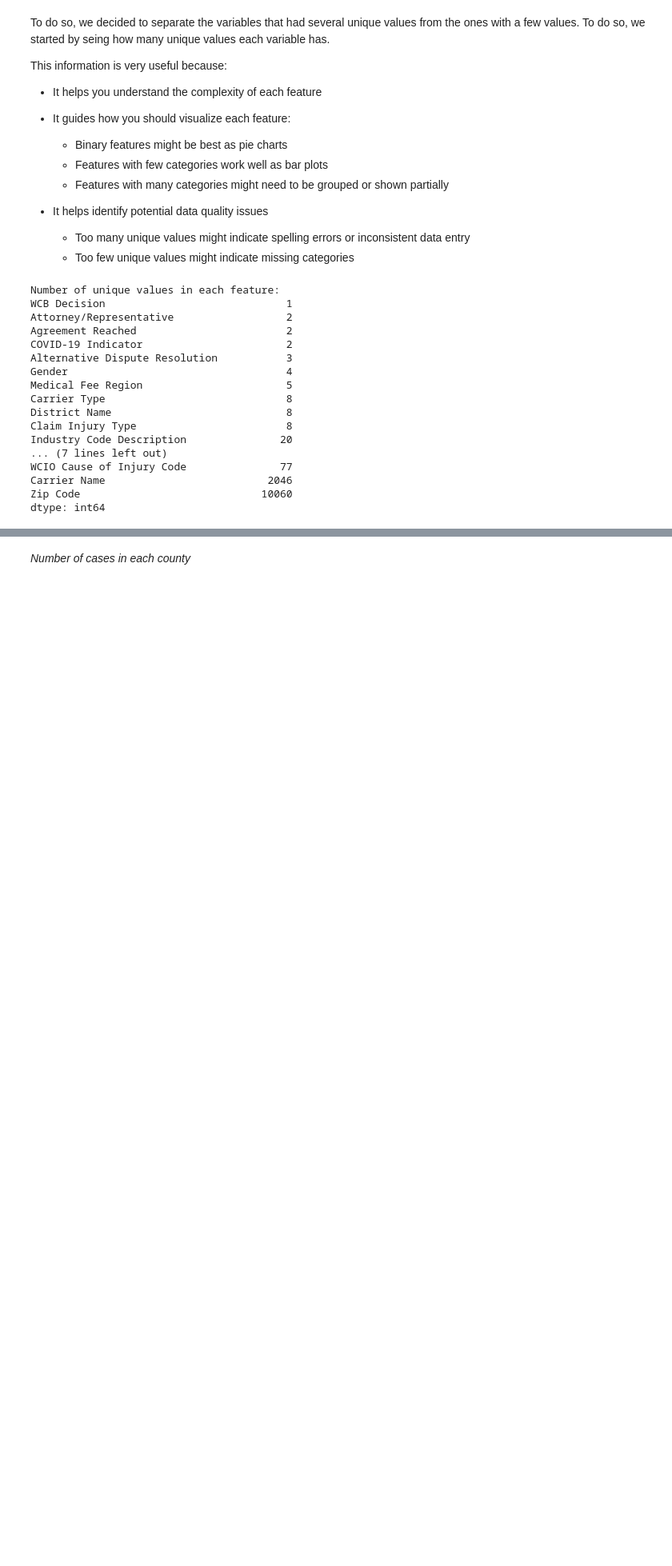
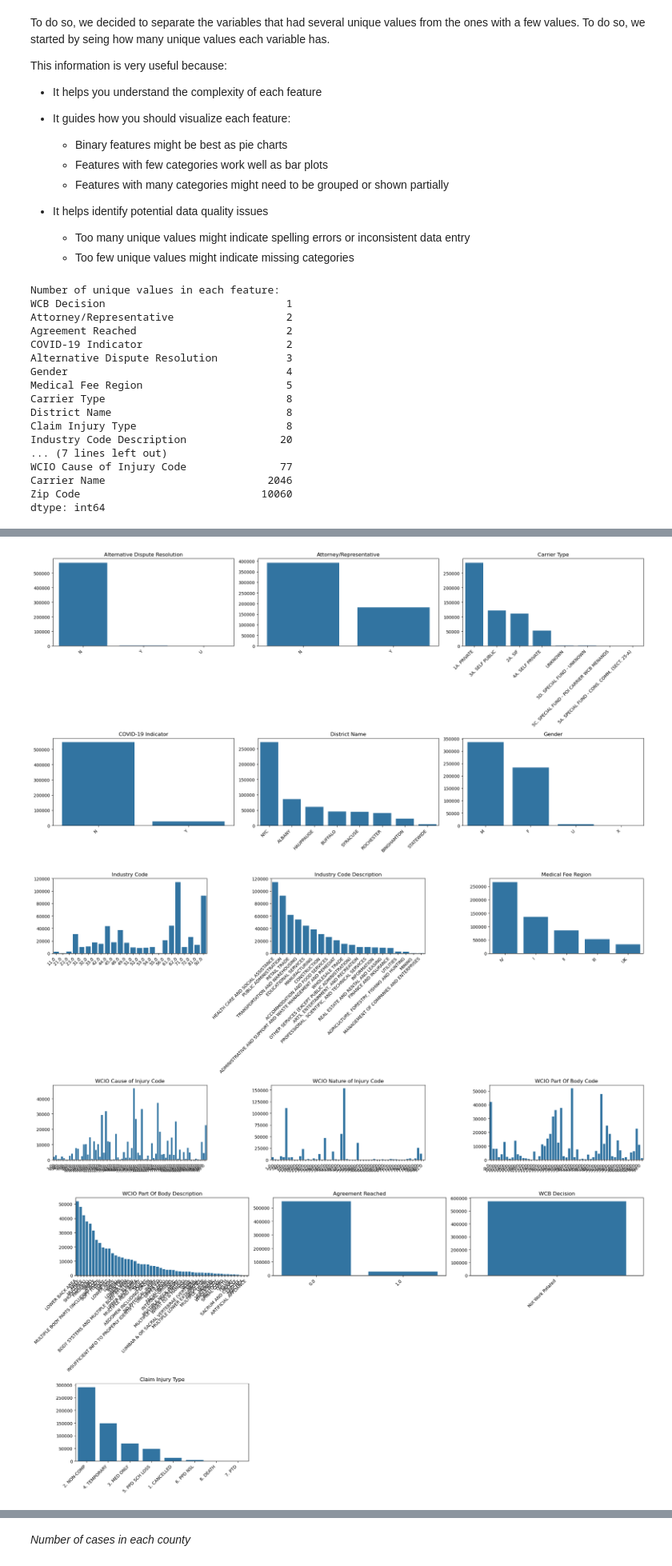
Before and after one commit to Gomsofi06/Machine_Learning_NOVAIMS, a Jupyter notebook: 01_EDA_Revised.ipynb, the cells around one changed output, grey strips where cells are left out. Shown at 80% size. Cells and saved outputs as stored; diff of their text form; code cells hidden in the pictures; blank space fills up the shorter version.

```diff
--- a/01_EDA_Revised.ipynb
+++ b/01_EDA_Revised.ipynb
@@ -717,0 +674,54 @@ dtype: int64
+# %%
+def plot_categorical_features(categorical_df, max_features_per_plot=6, figsize=(20, 15),
+                              #choosing the features we don't want to include, since they were already ploted and the ones we want to plot speratly
+                               exclude_features=['Carrier Name', 'WCIO Cause of Injury Description', 'County of Injury', 'WCIO Nature of Injury Description', 'Zip Code']):
+    filtered_features = [feat for feat in categorical_df.columns if feat not in exclude_features]
+    num_features = len(filtered_features)
+    num_plots = (num_features + max_features_per_plot - 1) // max_features_per_plot
+
+    for plot_idx in range(num_plots):
+        start_idx = plot_idx * max_features_per_plot
+        end_idx = min((plot_idx + 1) * max_features_per_plot, num_features)
+        current_features = filtered_features[start_idx:end_idx]
+
+        fig, axes = plt.subplots(
+            nrows=(len(current_features) + 2) // 3,
+            ncols=3,
+            figsize=(20, 5 * ((len(current_features) + 2) // 3))
+        )
+
+        axes = axes.flatten()
+
+        for i, feature in enumerate(current_features):
+            value_counts = categorical_df[feature].value_counts()
+
+            sns.barplot(x=value_counts.index, y=value_counts.values, ax=axes[i])
+            axes[i].set_title(feature)
+            axes[i].set_xticklabels(axes[i].get_xticklabels(), rotation=45, ha='right')
+            axes[i].set_xlabel(None)
+
+        for j in range(i+1, len(axes)):
+            axes[j].axis('off')
+
+        plt.tight_layout()
+        plt.show()
+
+    # After ploting a first time, there were some plot that we counldn't get much insights because of the size of the plot and the number of features, that's why we decided to plot them seperately
+    excluded_features = ['WCIO Cause of Injury Description', 'County of Injury','WCIO Nature of Injury Description']
+    for feature in excluded_features:
+        plt.figure(figsize=(20, 10))
+        value_counts = categorical_df[feature].value_counts()
+
+        plt.subplot(1, 1, 1)
+        sns.barplot(x=value_counts.index, y=value_counts.values)
+        plt.title(feature)
+        plt.xticks(rotation=90)
+        plt.xlabel(None)
+        plt.tight_layout()
+        plt.show()
+
+plot_categorical_features(categorical_df)
+# %% [output]
+[figure, added]
+[figure, added]
+[figure, added]
```
Also changed, not shown: parts of 10 cells of this notebook, 1 other file.
